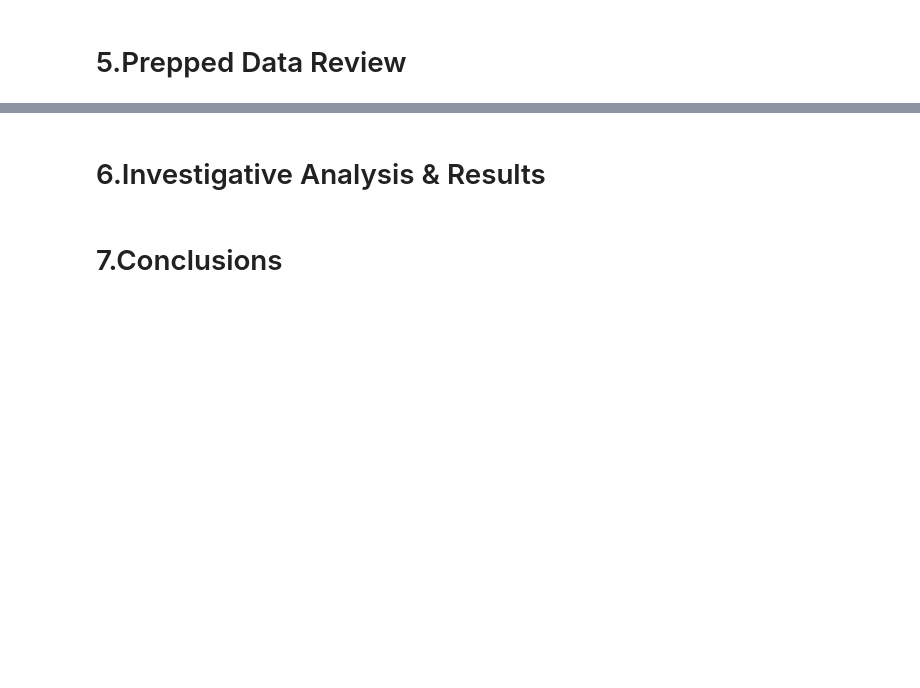
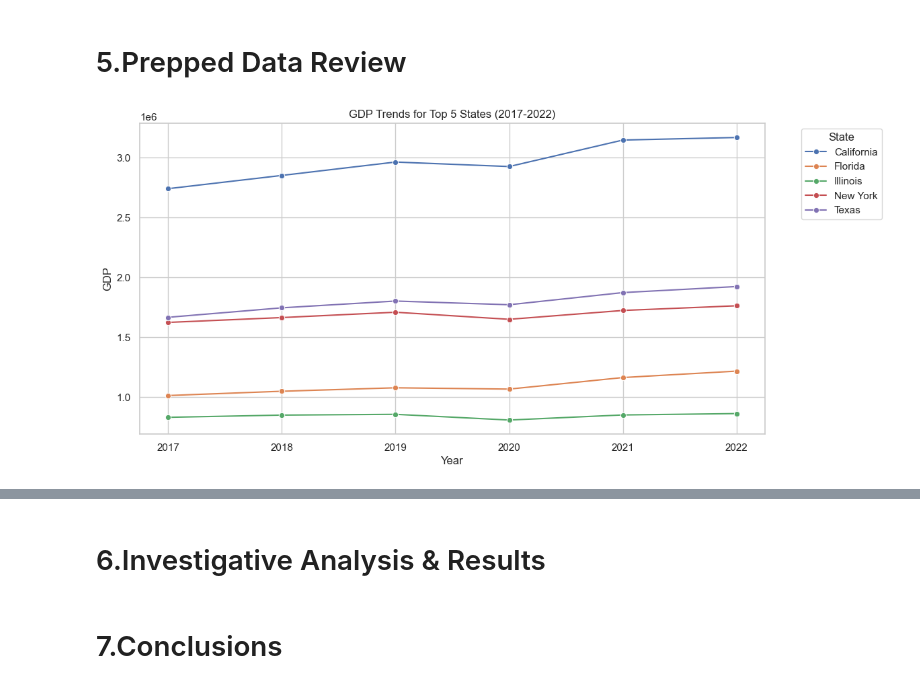
Before and after one commit to Zhengnan817/Final-Project-Carbon-dioxide-emission, a Jupyter notebook: carbon_emission.ipynb, the cells around one changed output, grey strips where cells are left out. Saved outputs shown, nothing was run; the diff lists cells and outputs as text; code cells hidden in the pictures; blank space fills up the shorter version.

Commit message:
update prepped file

```diff
--- a/carbon_emission.ipynb
+++ b/carbon_emission.ipynb
@@ -411,0 +410,3 @@ eda_gdp.bar_chart()
+# %%
+df_gdp = cleaner_gdp.gdp_reshape()
+df_gdp
@@ -412,2 +470,8 @@ eda_gdp.bar_chart()
 # %% [markdown]
 # 5.Prepped Data Review
+# %%
+from carbon_emission.prepped import Prepped
+eda_gdp=Prepped(df_gdp)
+eda_gdp.line_top5gdp()
+# %% [output]
+[figure, added]
```
Also changed, not shown: parts of 37 cells of this notebook.
